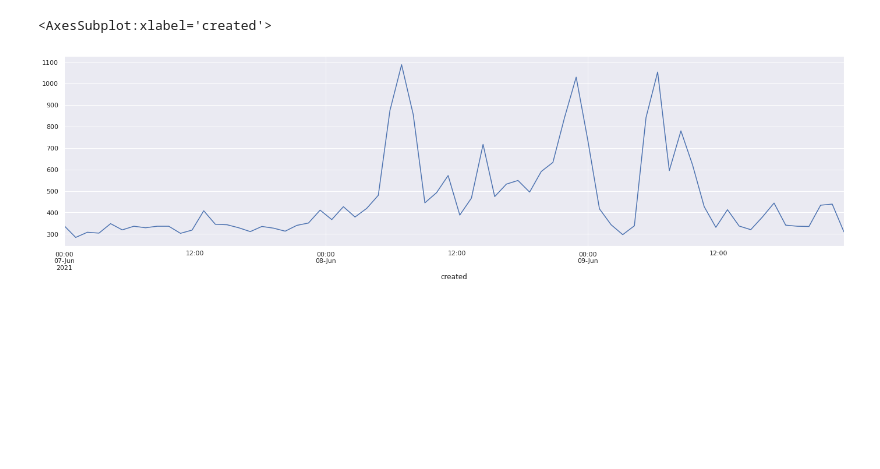
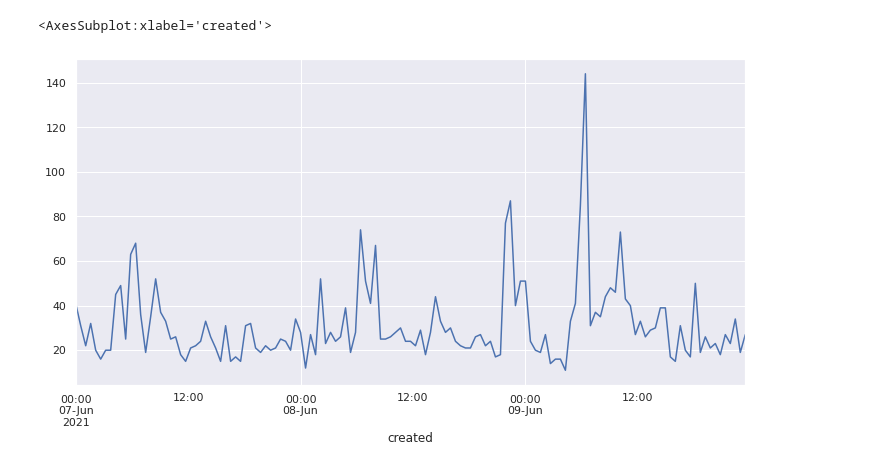
Before and after one commit to Wolframfriele/ripe-alerts-AI, a Jupyter notebook: test_bench_traceroute.ipynb, the cells around one changed output. Saved outputs shown, nothing was run; the diff lists cells and outputs as text; code cells hidden in the pictures; blank space fills up the shorter version.

```diff
--- a/test_bench_traceroute.ipynb
+++ b/test_bench_traceroute.ipynb
@@ -116,0 +93,7 @@ for i in df["probe_id"].unique()[:10]:
+# %%
+# group scores by country_code use the average of scores
+sorted_df = df.sort_values('country_code')
+
+sns.set(rc={"figure.figsize":(24, 20)})
+sns.set_style("white")
+sns.scatterplot(data=sorted_df, x="created", y="country_code", hue="normalized_score",legend=False, palette="light:black")
@@ -178,6 +156,0 @@ sns.histplot(data=single_probe1, x="rtt_min_diff")
-# %%
-# compare 5 random probes to see if there is overlap in peaks
-sns.set(rc={"figure.figsize":(24, 6)})
-for i in df["probe_id"].sample(n=20):
-    single_probe = df[df["probe_id"] == i]
-    sns.lineplot(data=single_probe, x="created", y="rtt_min_diff")
@@ -186,17 +157,14 @@ for i in df["probe_id"].sample(n=20):
 # %%
 # Find outliers in total dataset
-# clf = OneClassSVM(nu=0.005, gamma=.01)
-clf = IsolationForest(contamination=0.05)
+clf = IsolationForest(contamination=0.02)
 df_outlier = pd.DataFrame()
 for i in df["probe_id"].unique():
     single_probe = df[df["probe_id"] == i]
 
-    single_probe["outlier"] = clf.fit_predict(single_probe[["rtt_min", "duplicates", "dropped_packets"]])
-    single_probe["outlier_score"] = clf.score_samples(single_probe[["rtt_min", "duplicates", "dropped_packets"]])
+    single_probe["outlier"] = clf.fit_predict(single_probe[["total_hops", "last_median_rtt", "is_success"]])
+    single_probe["outlier_score"] = clf.score_samples(single_probe[["total_hops", "last_median_rtt", "is_success"]])
     single_probe["outlier"] = single_probe["outlier"].apply(lambda x: 0 if x == 1 else 1)
-    single_probe["weight"] = single_probe["rtt_min"].mean()
     df_outlier = df_outlier.append(single_probe)
 
-
-display(df_outlier)
+df_outlier
 # %% [output]
@@ -216,11 +184,7 @@ display(df_outlier)
-# %%
-# Give higher weights to probes with lower average RTT (closer probes)
-df_outlier["weight"] = 0
-df
 # %%
 # Create anomaly score frame
-df_outlier.groupby(pd.Grouper(key="created", freq="64T"))["outlier"].agg("sum").plot()
+df_outlier.groupby(pd.Grouper(key="created", freq="32T"))["outlier"].agg("sum").plot()
 # %% [output]
 <AxesSubplot:xlabel='created'>
-[figure, old version]
+[figure, new version]
 # %%
```
Also changed, not shown: parts of 19 cells of this notebook, 7 other files.
